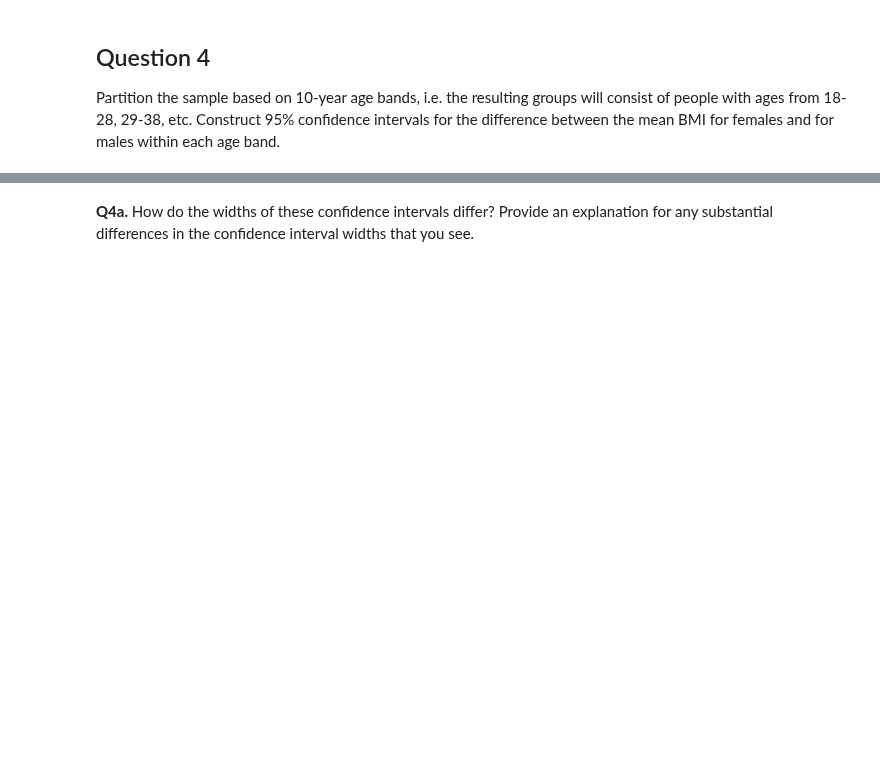
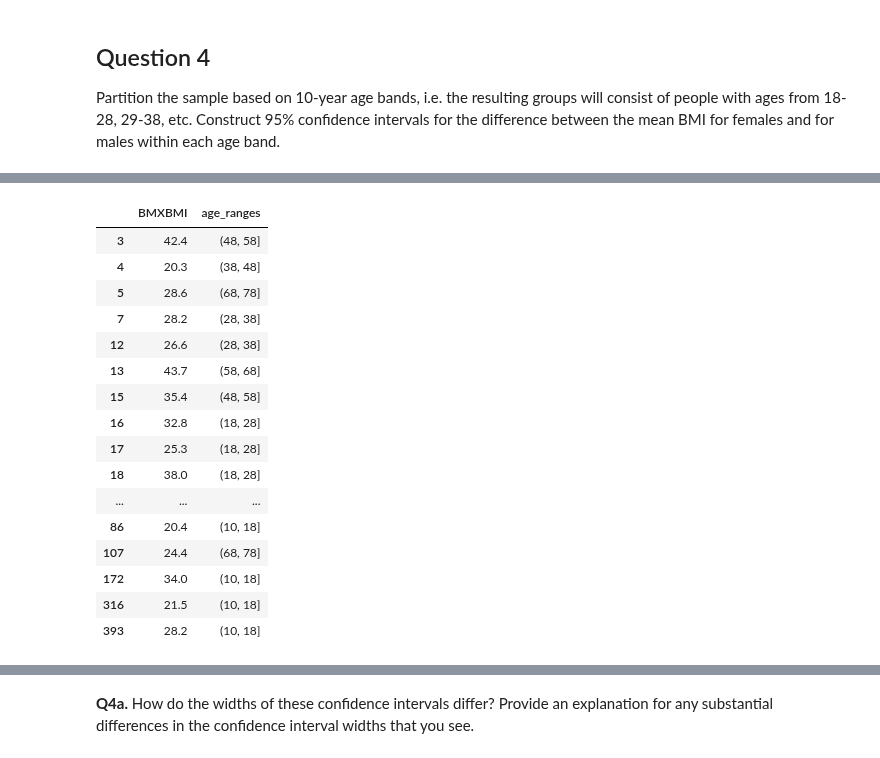
Before and after one commit to donnie-kim/statistics-with-python, a Jupyter notebook: course2/2.7_nhanes_confidence_intervals_practice.ipynb, the cells around one changed output, grey strips where cells are left out. Cells and saved outputs as stored; diff of their text form; code cells hidden in the pictures; blank space fills up the shorter version.

```diff
--- a/course2/2.7_nhanes_confidence_intervals_practice.ipynb
+++ b/course2/2.7_nhanes_confidence_intervals_practice.ipynb
@@ -102,0 +177,29 @@ Partition the sample based on 10-year age bands, i.e. the resulting groups will
+# %%
+da["age_ranges"] = pd.cut(da["RIDAGEYR"], bins=[10, 18, 28, 38, 48, 58, 68, 78, 88])
+male_bmi = da.query("RIAGENDR == 1")
+male_bmi = male_bmi[["BMXBMI", "age_ranges"]]
+male_age_bmi = male_bmi.groupby("age_ranges")
+# male_age_bmi.head()
+
+female_bmi = da.query("RIAGENDR == 2")
+female_bmi = female_bmi[["BMXBMI", "age_ranges"]]
+female_age_bmi = female_bmi.groupby("age_ranges")
+female_age_bmi.head()
+# %% [output]
+|  | BMXBMI | age_ranges |
+| 3 | 42.4 | (48, 58] |
+| 4 | 20.3 | (38, 48] |
+| 5 | 28.6 | (68, 78] |
+| 7 | 28.2 | (28, 38] |
+| 12 | 26.6 | (28, 38] |
+| 13 | 43.7 | (58, 68] |
+| 15 | 35.4 | (48, 58] |
+| 16 | 32.8 | (18, 28] |
+| 17 | 25.3 | (18, 28] |
+| 18 | 38.0 | (18, 28] |
+| ... | ... | ... |
+| 86 | 20.4 | (10, 18] |
+| 107 | 24.4 | (68, 78] |
+| 172 | 34.0 | (10, 18] |
+| 316 | 21.5 | (10, 18] |
+| 393 | 28.2 | (10, 18] |
```
Also changed, not shown: parts of 16 cells of this notebook, 3 other files.
